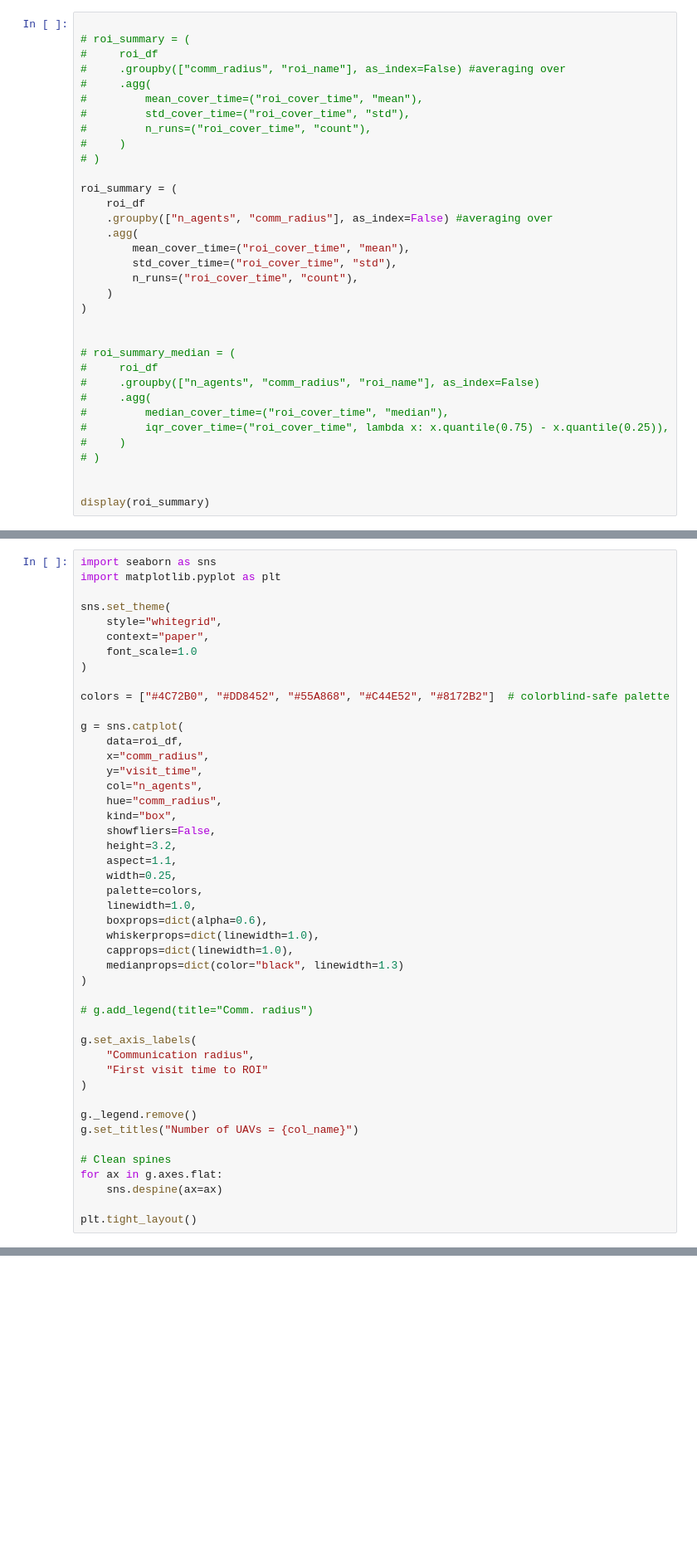
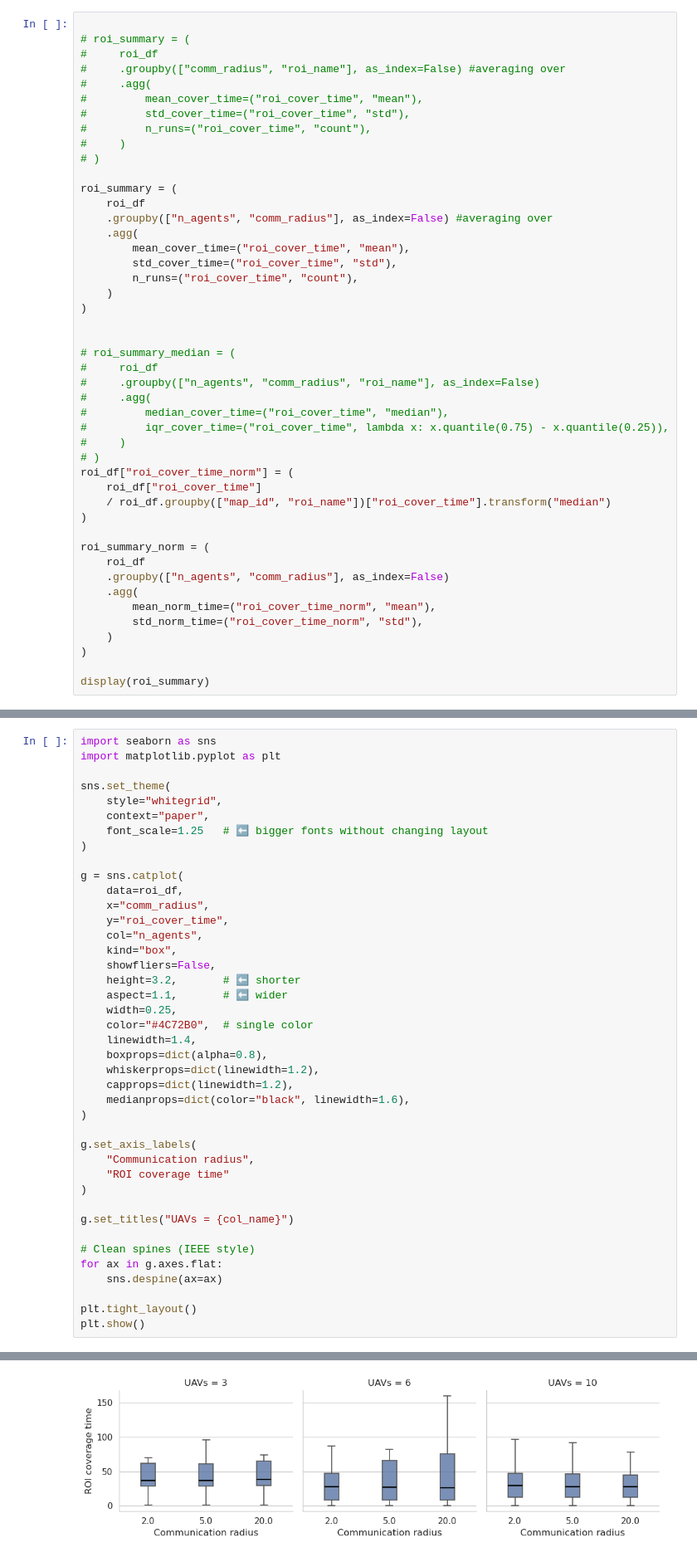
Before and after one commit to sastry-group/MAES, a Jupyter notebook: viz/plot_multiple_methods.ipynb, the cells around one changed output, grey strips where cells are left out. Shown at 83% size. Cells and saved outputs as stored; diff of their text form; blank space fills up the shorter version.

Commit message:
cleaning the plotting and the trackign of belief map in simulation

```diff
--- a/viz/plot_multiple_methods.ipynb
+++ b/viz/plot_multiple_methods.ipynb
@@ -731,7 +732,19 @@ roi_summary = (
 #         iqr_cover_time=("roi_cover_time", lambda x: x.quantile(0.75) - x.quantile(0.25)),
 #     )
 # )
+roi_df["roi_cover_time_norm"] = (
+    roi_df["roi_cover_time"]
+    / roi_df.groupby(["map_id", "roi_name"])["roi_cover_time"].transform("median")
+)
 
+roi_summary_norm = (
+    roi_df
+    .groupby(["n_agents", "comm_radius"], as_index=False)
+    .agg(
+        mean_norm_time=("roi_cover_time_norm", "mean"),
+        std_norm_time=("roi_cover_time_norm", "std"),
+    )
+)
 
 display(roi_summary)
 # %% [output]
@@ -752,43 +778,38 @@ import matplotlib.pyplot as plt
 sns.set_theme(
     style="whitegrid",
     context="paper",
-    font_scale=1.0
+    font_scale=1.25   # ⬅ bigger fonts without changing layout
 )
-
-colors = ["#4C72B0", "#DD8452", "#55A868", "#C44E52", "#8172B2"]  # colorblind-safe palette
 
 g = sns.catplot(
     data=roi_df,
     x="comm_radius",
-    y="visit_time",
+    y="roi_cover_time",
     col="n_agents",
-    hue="comm_radius",
     kind="box",
     showfliers=False,
-    height=3.2,
-    aspect=1.1,
+    height=3.2,       # ⬅ shorter
+    aspect=1.1,       # ⬅ wider
     width=0.25,
-    palette=colors,
-    linewidth=1.0,
-    boxprops=dict(alpha=0.6),
-    whiskerprops=dict(linewidth=1.0),
-    capprops=dict(linewidth=1.0),
-    medianprops=dict(color="black", linewidth=1.3)
+    color="#4C72B0",  # single color
+    linewidth=1.4,
+    boxprops=dict(alpha=0.8),
+    whiskerprops=dict(linewidth=1.2),
+    capprops=dict(linewidth=1.2),
+    medianprops=dict(color="black", linewidth=1.6),
 )
-
-# g.add_legend(title="Comm. radius")
 
 g.set_axis_labels(
     "Communication radius",
-    "First visit time to ROI"
+    "ROI coverage time"
 )
 
-g._legend.remove()
-g.set_titles("Number of UAVs = {col_name}")
+g.set_titles("UAVs = {col_name}")
 
-# Clean spines
+# Clean spines (IEEE style)
 for ax in g.axes.flat:
     sns.despine(ax=ax)
 
 plt.tight_layout()
+plt.show()
 # %% [output]
@@ -796,3 +816,4 @@ ValueError: Could not interpret value `visit_time` for `y`. An entry with this n
+[figure, added]
 # %%
 cover_rows = []
 
```
Also changed, not shown: parts of 7 cells of this notebook, 10 other files.
